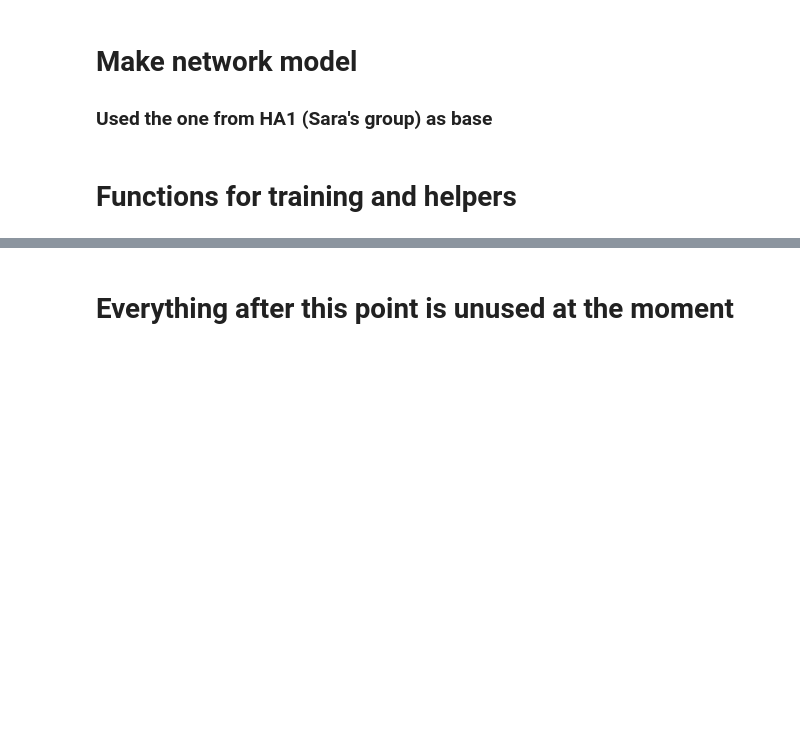
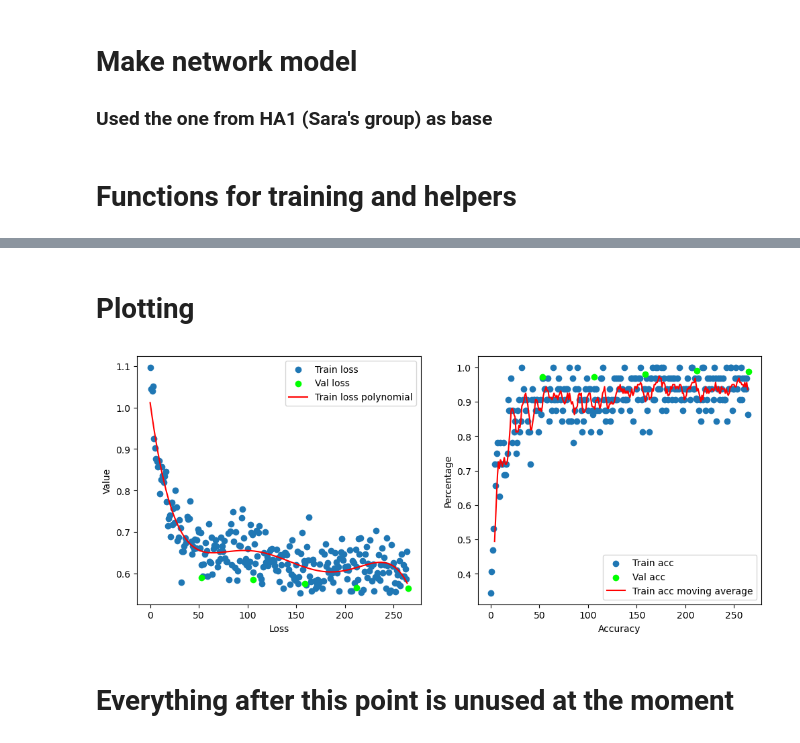
Before and after one commit to cristex/DML-Project, a Jupyter notebook: musical-instrument-detection.ipynb, the cells around one changed output, grey strips where cells are left out. Cells and saved outputs as stored; diff of their text form; code cells hidden in the pictures; blank space fills up the shorter version.

```diff
--- a/musical-instrument-detection.ipynb
+++ b/musical-instrument-detection.ipynb
@@ -80,13 +88,0 @@ df.sample(5).T
-# %%
-# TODO: These values are unused at the moment
-RATE_HZ = 16000 # resampling rate in Hz
-MAX_LENGTH = 240000 # maximum audio interval length to consider (= RATE_HZ * SECONDS)
-
-# Change labels to numbers. 0 = guitar, 1 = drum, 2 = piano
-labels = ['Sound_Guitar', 'Sound_Drum', 'Sound_Piano']
-label2id, id2label = dict(), dict()
-for i, label in enumerate(labels):
-    label2id[label] = i
-    id2label[i] = label
-
-print(id2label, '\n\n', label2id)
@@ -351,9 +406,10 @@ class InstrumentsData(Dataset):
         id_index = [path.stem for (path, _) in self._samples].index(id_)
         return self[id_index]
 # %%
-transform = transforms.Compose([transforms.Resize((16,16)), transforms.ToTensor()])
+transform = transforms.Compose([transforms.Resize((32,32)), transforms.ToTensor()])
 # %%
-train_dataloader = DataLoader(InstrumentsData("data", transform), batch_size = 64, shuffle=True)
+train_dataloader = DataLoader(InstrumentsData("data", transform), batch_size = 32, shuffle=True)
+val_dataloader = DataLoader(InstrumentsData("temp_val", transform), batch_size = 32, shuffle=True)
 # %% [markdown]
 # Make network model
 ### Used the one from HA1 (Sara's group) as base
@@ -468,9 +521,9 @@ def output_to_label(z):
 # %%
 # TODO: Train for more reasonable amount of samples. Add a validation set.
 loss_fn = nn.CrossEntropyLoss()
-network = FirstCnn(16)
+network = FirstCnn(32)
 optim = torch.optim.Adam(network.parameters(),lr=1e-3)
 
-first_model, first_train_losses, first_train_accs, first_val_losses, first_val_accs = training_loop(network, optim, loss_fn, train_dataloader, train_dataloader, 20, 10)
+first_model, first_train_losses, first_train_accs, first_val_losses, first_val_accs = training_loop(network, optim, loss_fn, train_dataloader, val_dataloader, 5, 10)
 # %% [output]
 Starting training
@@ -492,0 +546,2 @@ Epoch 20/20: Train loss: 0.685, Train acc.: 0.933, Val. loss: 0.672, Val. acc.:
+# %% [markdown]
+# Plotting
@@ -493,3 +597,7 @@ Epoch 20/20: Train loss: 0.685, Train acc.: 0.933, Val. loss: 0.672, Val. acc.:
+# %%
+plotting(first_train_losses, first_val_losses, first_train_accs, first_val_accs, 53, 5, 5)
+# %% [output]
+[figure, added]
 # %% [markdown]
 # Everything after this point is unused at the moment
 # %%
```
Also changed, not shown: parts of 17 cells of this notebook.
